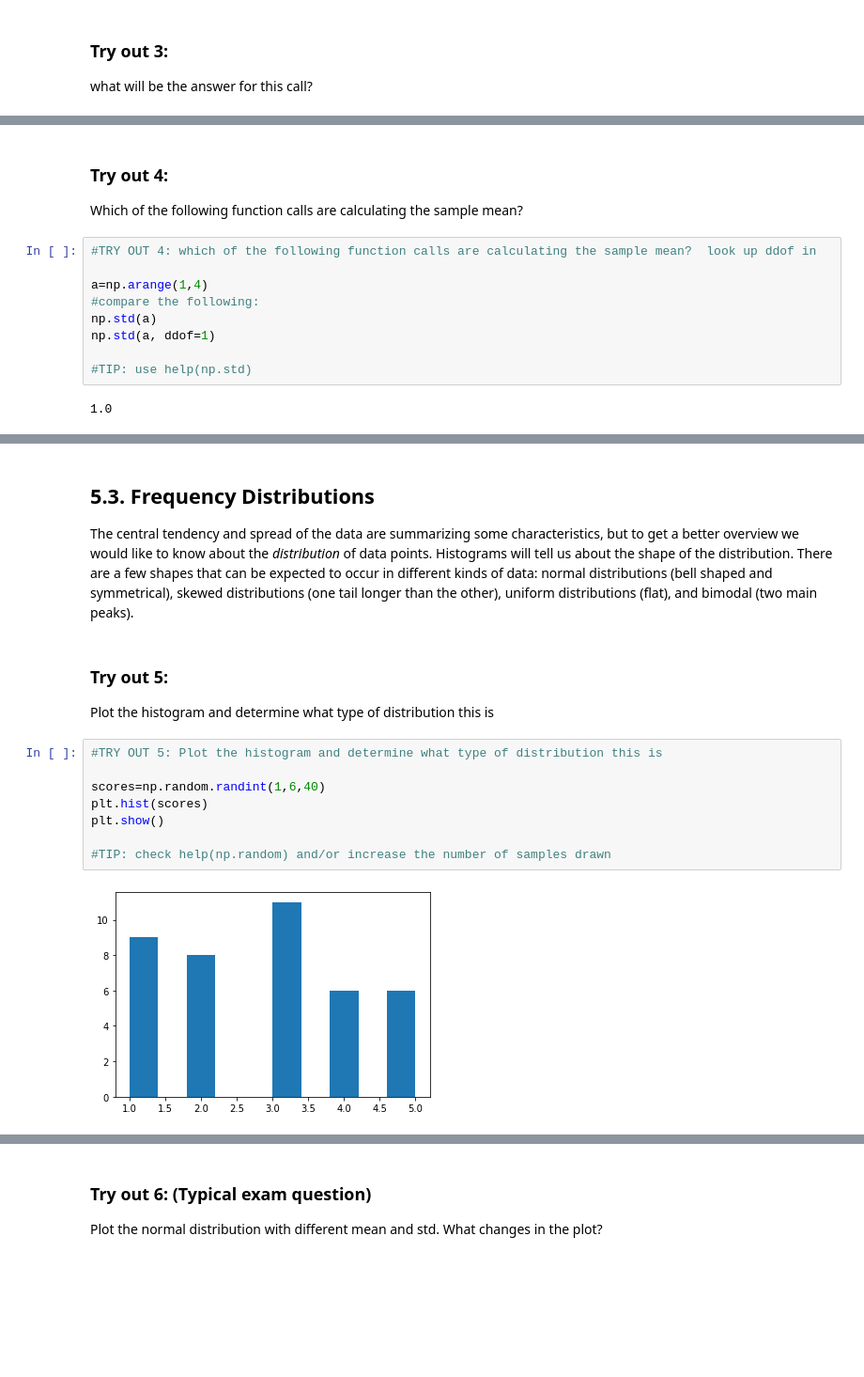
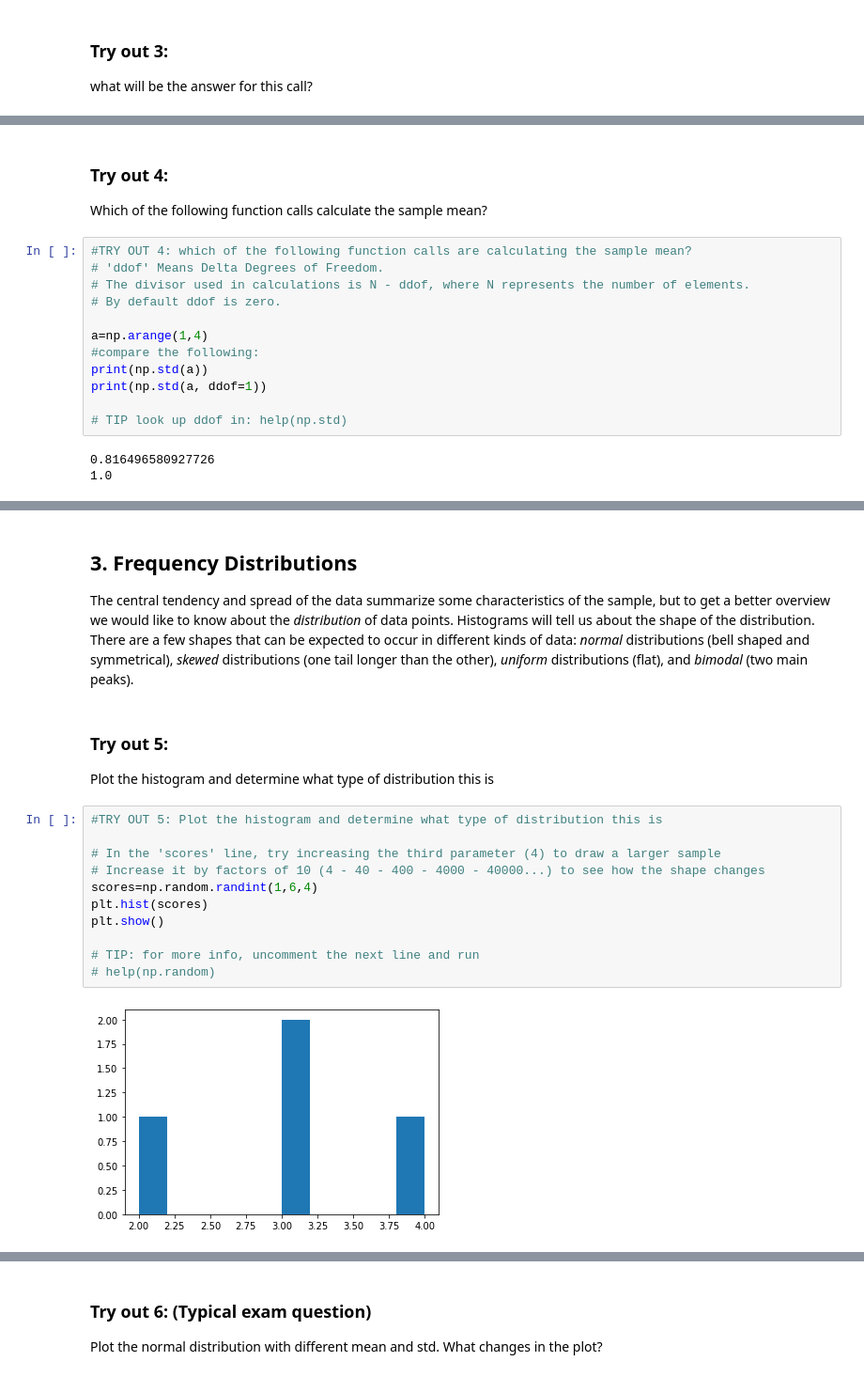
Before and after one commit to sofiadahl/Design_and_Analysis_of_Experiments, a Jupyter notebook: DAE4_Descriptive.ipynb, the cells around one changed output, grey strips where cells are left out. Shown at 94% size. Cells and saved outputs as stored; diff of their text form; blank space fills up the shorter version.

```diff
--- a/DAE4_Descriptive.ipynb
+++ b/DAE4_Descriptive.ipynb
@@ -134,33 +141,40 @@ What you see above refers to the true variance and the true standard deviation o
 # %% [markdown]
 ### Try out 4:
-Which of the following function calls are calculating the sample mean?
+Which of the following function calls calculate the sample mean?
 # %%
-#TRY OUT 4: which of the following function calls are calculating the sample mean?  look up ddof in
+#TRY OUT 4: which of the following function calls are calculating the sample mean?
+# 'ddof' Means Delta Degrees of Freedom.
+# The divisor used in calculations is N - ddof, where N represents the number of elements.
+# By default ddof is zero.
 
 a=np.arange(1,4)
 #compare the following:
-np.std(a)
-np.std(a, ddof=1)
+print(np.std(a))
+print(np.std(a, ddof=1))
 
-#TIP: use help(np.std)
+# TIP look up ddof in: help(np.std)
 # %% [output]
+0.816496580927726
 1.0
 # %% [markdown]
 <a id= 'Distributions'> </a>
 # %% [markdown]
-## 5.3. Frequency Distributions
+## 3. Frequency Distributions
 
-The central tendency and spread of the data are summarizing some characteristics, but to get a better overview we would like to know about the *distribution* of data points. Histograms will tell us about the shape of the distribution. There are a few shapes that can be expected to occur in different kinds of data: normal distributions (bell shaped and symmetrical), skewed distributions (one tail longer than the other), uniform distributions (flat), and bimodal (two main peaks).
+The central tendency and spread of the data summarize some characteristics of the sample, but to get a better overview we would like to know about the *distribution* of data points. Histograms will tell us about the shape of the distribution. There are a few shapes that can be expected to occur in different kinds of data: *normal* distributions (bell shaped and symmetrical), *skewed* distributions (one tail longer than the other), *uniform* distributions (flat), and *bimodal* (two main peaks).
 # %% [markdown]
 ### Try out 5:
 Plot the histogram and determine what type of distribution this is
 # %%
 #TRY OUT 5: Plot the histogram and determine what type of distribution this is
 
-scores=np.random.randint(1,6,40)
+# In the 'scores' line, try increasing the third parameter (4) to draw a larger sample
+# Increase it by factors of 10 (4 - 40 - 400 - 4000 - 40000...) to see how the shape changes
+scores=np.random.randint(1,6,4)
 plt.hist(scores)
 plt.show()
 
-#TIP: check help(np.random) and/or increase the number of samples drawn
+# TIP: for more info, uncomment the next line and run
+# help(np.random)
 # %% [output]
-[figure, old version]
+[figure, new version]
```
Also changed, not shown: parts of 21 cells of this notebook.
